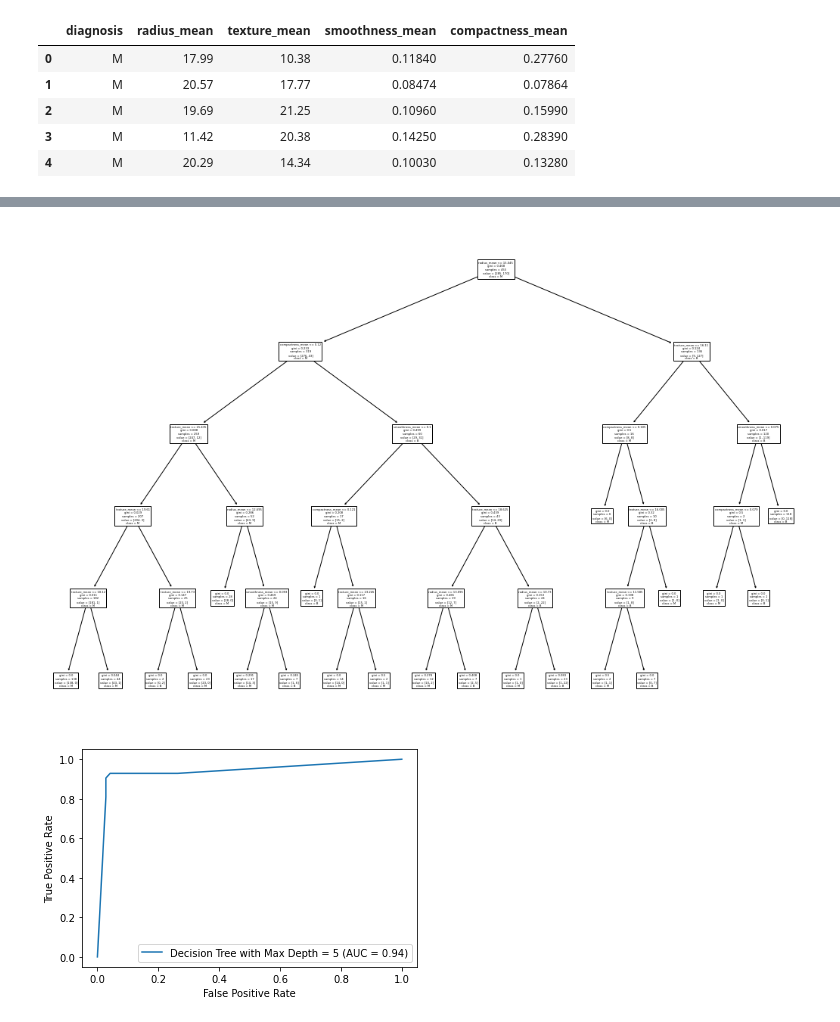
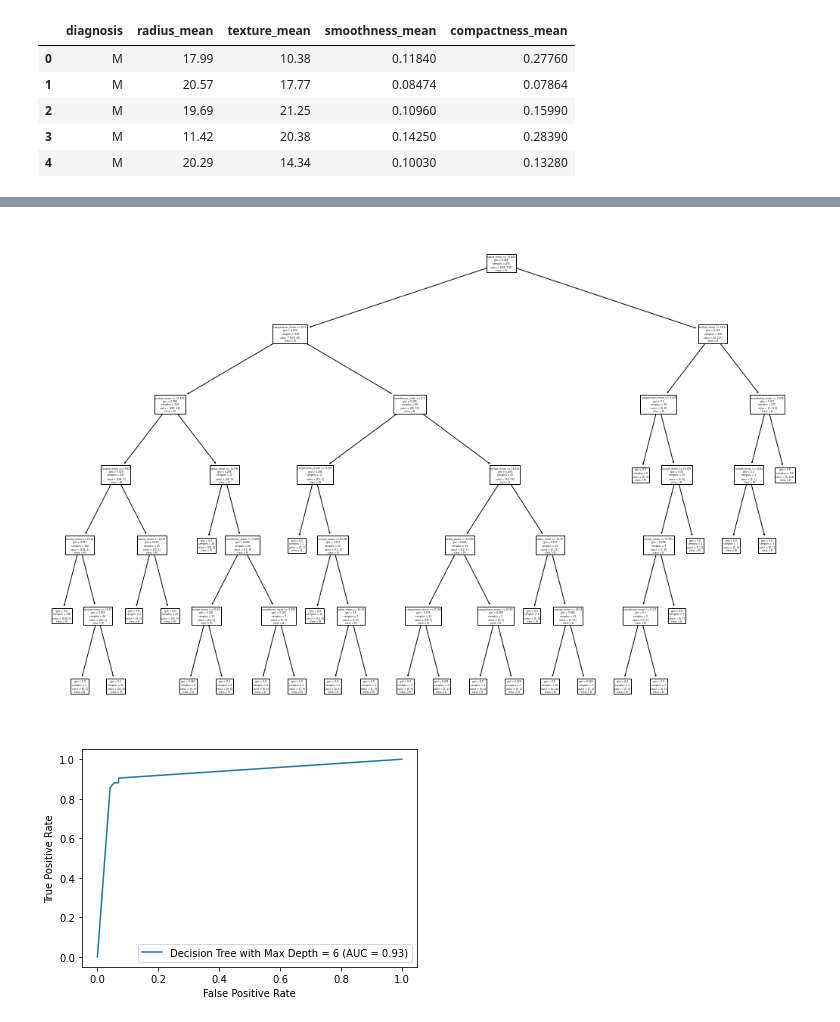
Before and after one commit to pixieghosh/gradschool_sem1, a Jupyter notebook: databases/hw/ghosh_hw4.ipynb, the cells around one changed output, grey strips where cells are left out. Saved outputs shown, nothing was run; the diff lists cells and outputs as text; code cells hidden in the pictures.

```diff
--- a/databases/hw/ghosh_hw4.ipynb
+++ b/databases/hw/ghosh_hw4.ipynb
@@ -39,10 +108,10 @@ use all features
 # %%
 # Q 3.2
-tree_model_1 = DecisionTreeClassifier(max_depth = 3)
+tree_model_1 = DecisionTreeClassifier(max_depth = 2)
 tree_model_1 = tree_model_1.fit(x_train,y_train)
 y_pred_1 = tree_model_1.predict(x_test)
 
-tree_model_2 = DecisionTreeClassifier(max_depth = 5)
+tree_model_2 = DecisionTreeClassifier(max_depth = 6)
 tree_model_2 = tree_model_2.fit(x_train,y_train)
 y_pred_2 = tree_model_2.predict(x_test)
 # %%
@@ -68,20 +137,20 @@ plt.show()
 # %%
-# plotting decision tree for model 2 with max depth of 5
+# plotting decision tree for model 2 with max depth of 6
 %matplotlib inline
 plt.figure(figsize=(18,12))
 plot = tree.plot_tree(tree_model_2,feature_names = ['radius_mean', 'texture_mean', 'smoothness_mean', 'compactness_mean'],
-                      class_names = ['M','B'], max_depth = 5)
+                      class_names = ['M','B'], max_depth = 6)
 plt.show()
 # %% [output]
-[figure, old version]
+[figure, new version]
 # %%
 # calculating and plotting ROC curve for model 2
 y_score_2 = tree_model_2.predict_proba(x_test)
 fpr, tpr, thresholds = roc_curve(y_test, y_score_2[:,1], pos_label= 'M')
 roc_auc = auc(fpr, tpr)
 display = RocCurveDisplay(fpr=fpr, tpr=tpr, roc_auc=roc_auc,
-                            estimator_name='Decision Tree with Max Depth = 5')
+                            estimator_name='Decision Tree with Max Depth = 6')
 display.plot()
 plt.show()
 # %% [output]
-[figure, old version]
+[figure, new version]
```
Also changed, not shown: parts of 22 cells of this notebook.
